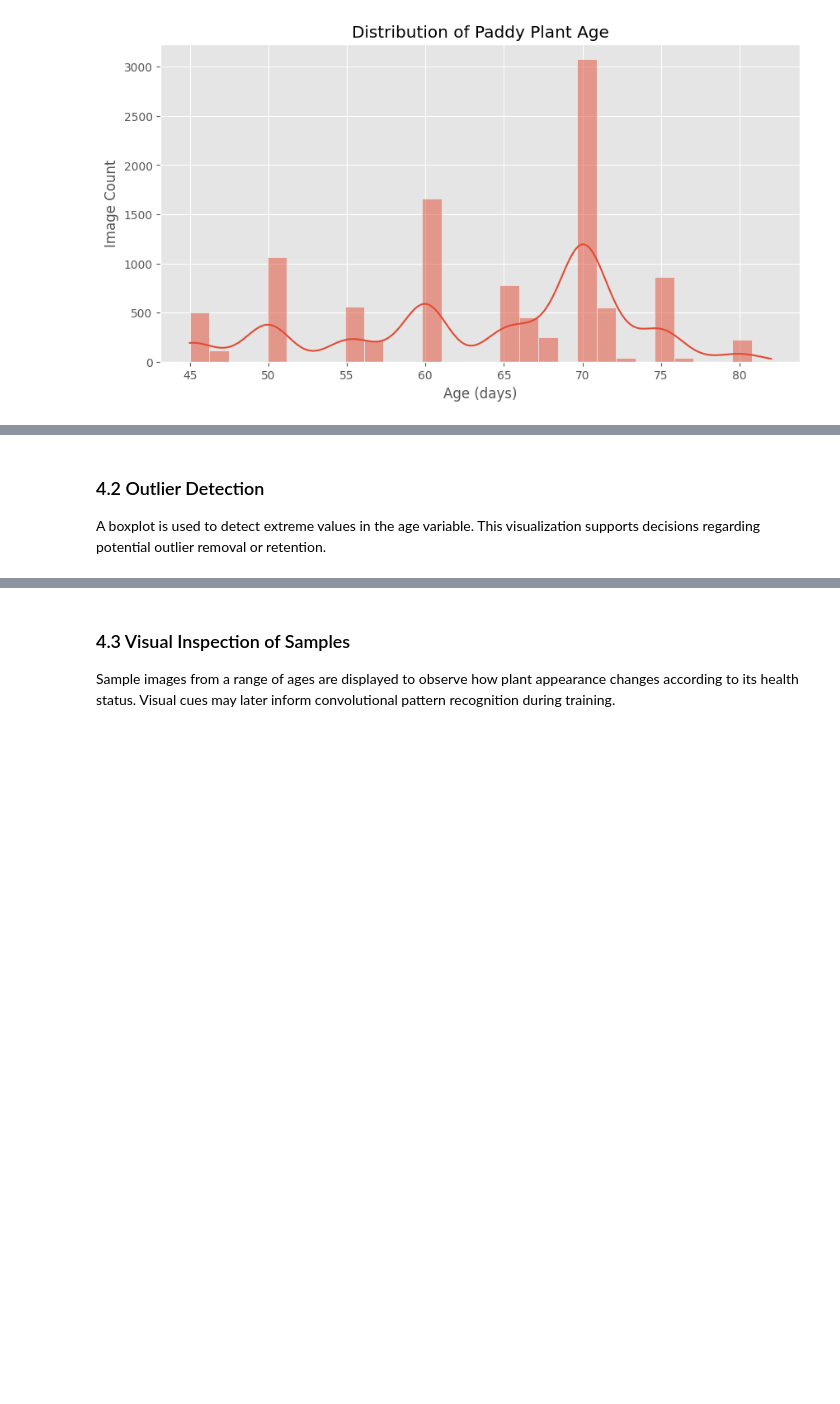
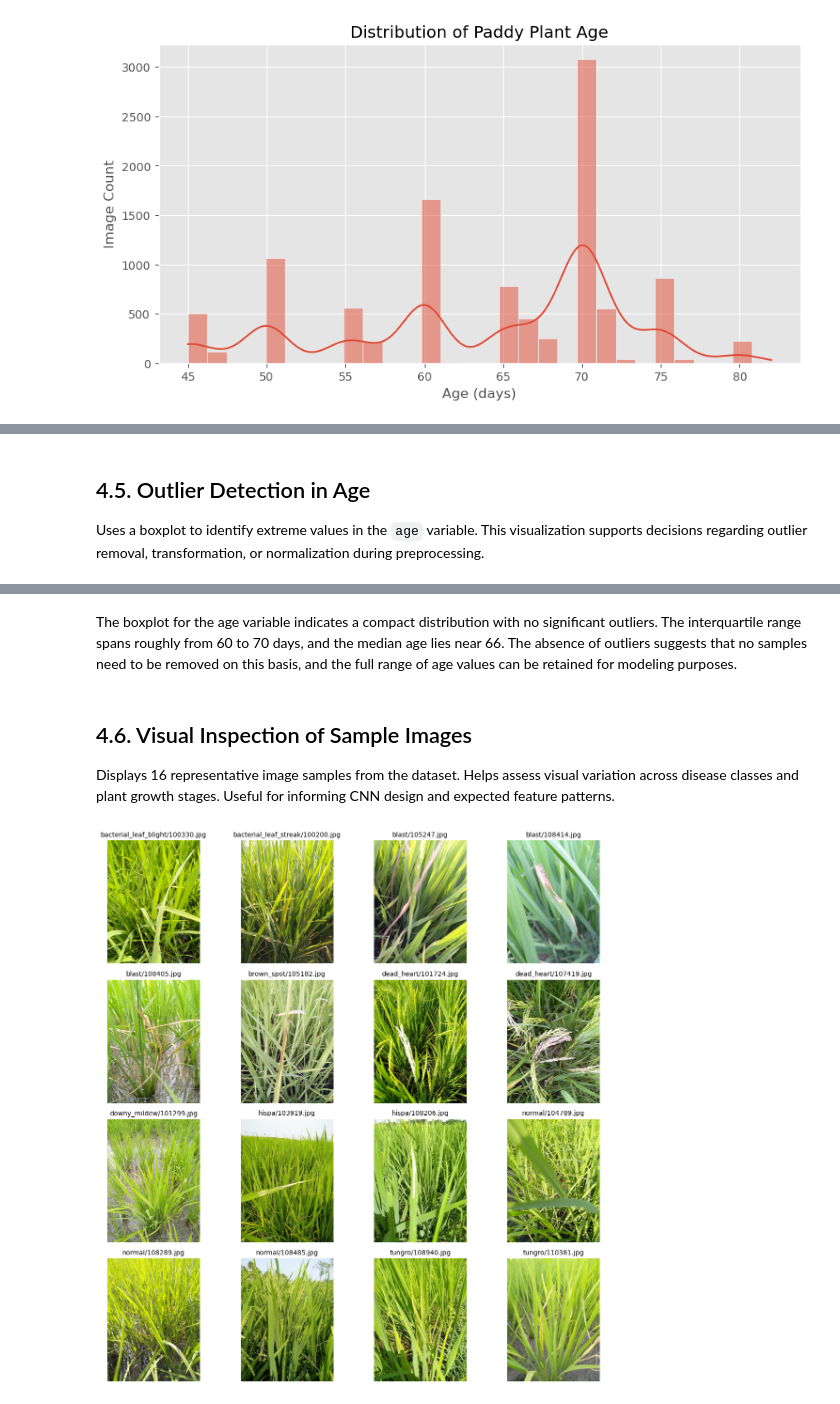
Before and after one commit to tom474/rice_plant_disease_classification, a Jupyter notebook: notebooks/task0_exploratory_data_analysis.ipynb, the cells around one changed output, grey strips where cells are left out. Cells and saved outputs as stored; diff of their text form; code cells hidden in the pictures; blank space fills up the shorter version.

```diff
--- a/notebooks/task0_exploratory_data_analysis.ipynb
+++ b/notebooks/task0_exploratory_data_analysis.ipynb
@@ -111,5 +155,5 @@ plt.show()
 # %% [markdown]
-### 4.2 Outlier Detection
+## 4.5. Outlier Detection in Age
 
-A boxplot is used to detect extreme values in the age variable. This visualization supports decisions regarding potential outlier removal or retention.
+Uses a boxplot to identify extreme values in the `age` variable. This visualization supports decisions regarding outlier removal, transformation, or normalization during preprocessing.
 # %%
@@ -120,37 +165,53 @@ plt.grid(True)
 plt.show()
 # %% [output]
 [figure]
+# %% [markdown]
+The boxplot for the age variable indicates a compact distribution with no significant outliers. The interquartile range spans roughly from 60 to 70 days, and the median age lies near 66. The absence of outliers suggests that no samples need to be removed on this basis, and the full range of age values can be retained for modeling purposes.
 # %% [markdown]
-### 4.3 Visual Inspection of Samples
+## 4.6. Visual Inspection of Sample Images
 
-Sample images from a range of ages are displayed to observe how plant appearance changes according to its health status. Visual cues may later inform convolutional pattern recognition during training.
+Displays 16 representative image samples from the dataset. Helps assess visual variation across disease classes and plant growth stages. Useful for informing CNN design and expected feature patterns.
 # %%
 def data_plot_16samples(df: pd.DataFrame, to_file: str = None):
+    """
+    Displays a 4x4 grid of sampled paddy images with labels for manual inspection.
+
+    Args:
+        df (pd.DataFrame): DataFrame containing image paths and labels.
+        to_file (str, optional): If provided, saves the figure to the specified file path.
+    """
+    # Select 16 evenly spaced samples across the dataset
     sample_indices = np.linspace(0, len(df) - 1, 16).astype(int)
 
     fig, ax = plt.subplots(4, 4, figsize=(12, 12))
     ax = ax.ravel()
 
     for i, idx in enumerate(sample_indices):
         row = df.iloc[idx]
-        img_path = os.path.normpath(row['image_path'])
+        img_path = os.path.normpath(row["image_path"])
 
-        ax[i].axis('off')
-
-        label = row['label']
-        filename = row['image_id']
+        ax[i].axis("off")
+        label = row["label"]
+        filename = row["image_id"]
         ax[i].set_title(f"{label}/{filename}", fontsize=10)
 
         try:
             with Image.open(img_path) as im:
                 ax[i].imshow(im)
         except Exception as e:
-            ax[i].text(0.5, 0.5, 'Error loading image', ha='center', va='center', fontsize=8)
+            ax[i].text(
+                0.5, 0.5, "Error loading image", ha="center", va="center", fontsize=8
+            )
             print(f"Could not load image {img_path}: {e}")
-
 
     plt.tight_layout()
     plt.show()
 
     if to_file:
-        fig.savefig(to_file, bbox_inches='tight')
+        fig.savefig(to_file, bbox_inches="tight")
+
+
+# Display the sample grid
+data_plot_16samples(df)
+# %% [output]
+[figure, added]
```
Also changed, not shown: parts of 21 cells of this notebook, 1 other file.
